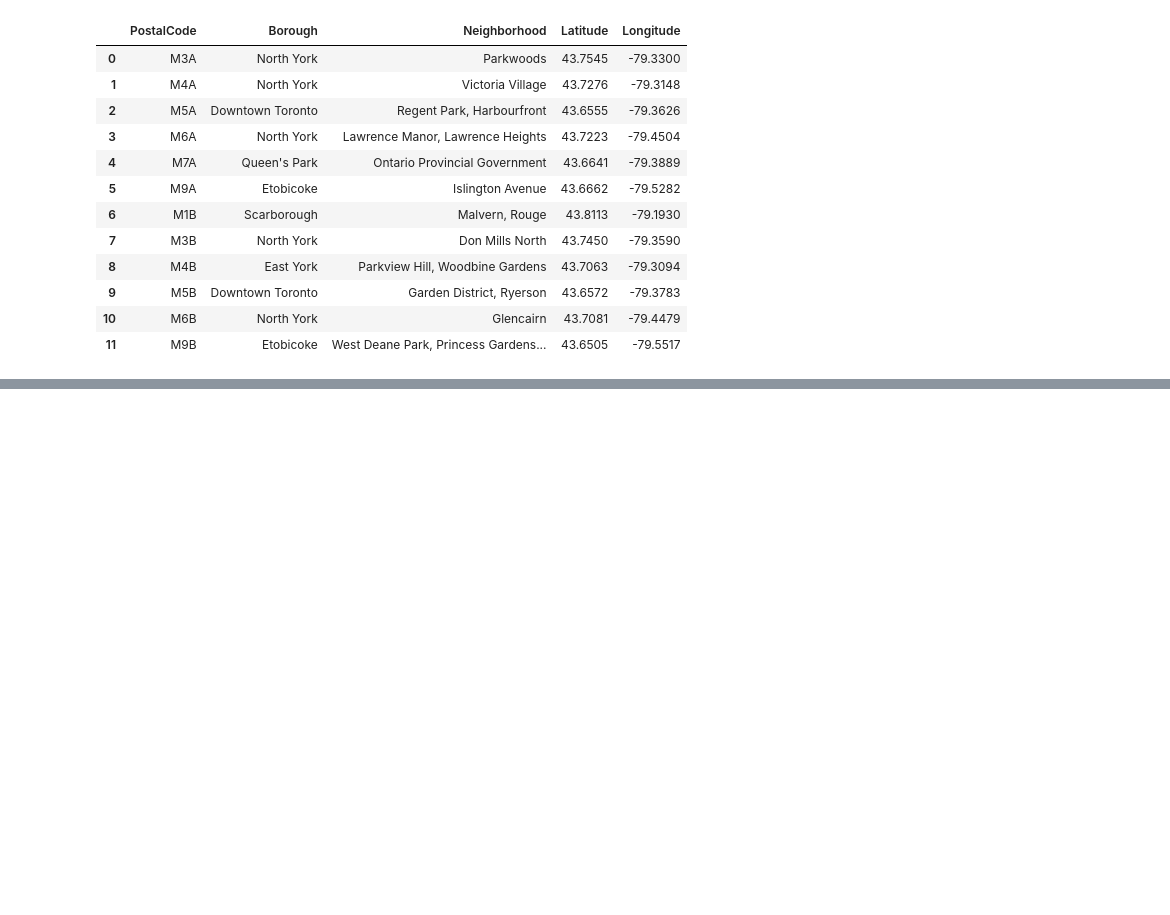
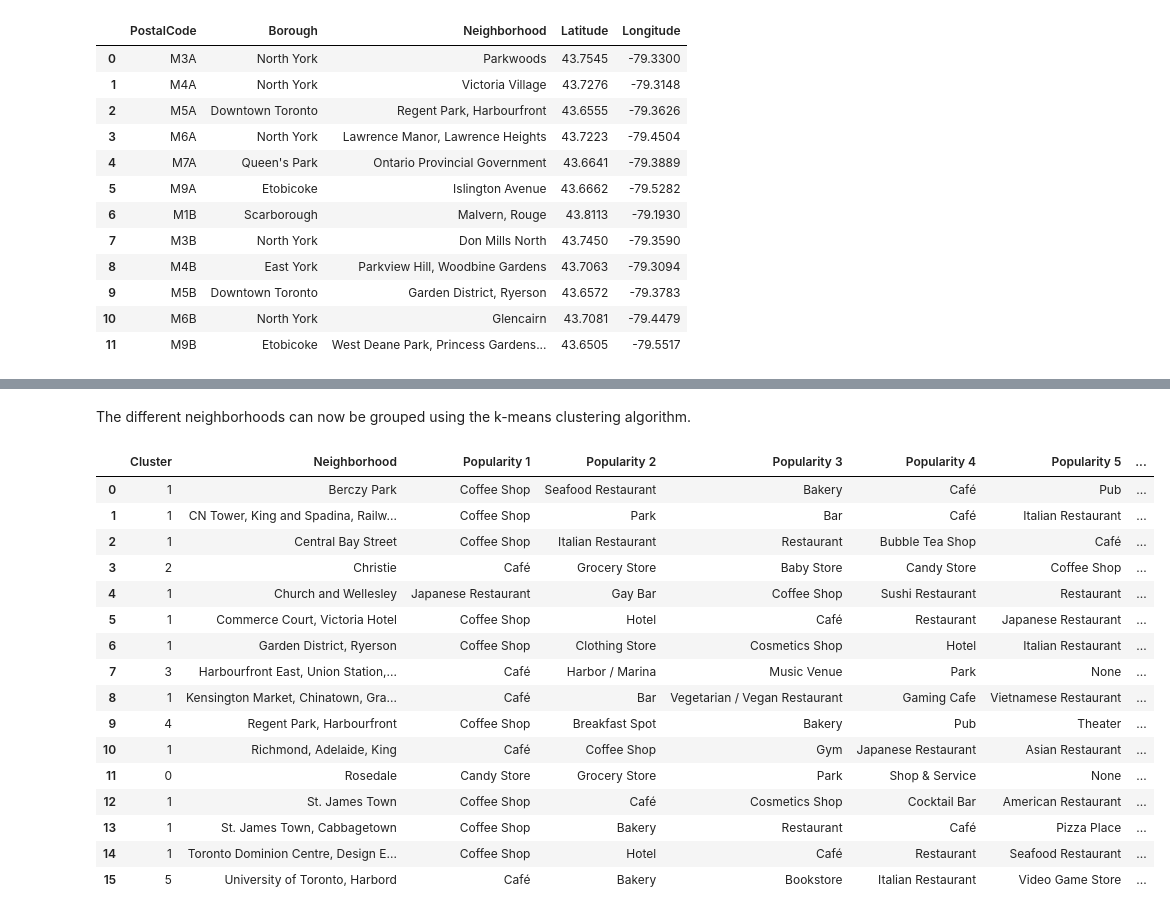
Before and after one commit to MerelVergaaij/CourseraCapstone, a Jupyter notebook: TorontoNeighborhoods.ipynb, the cells around one changed output, grey strips where cells are left out. Drawn from its saved outputs; the diff is of its cells as text; code cells hidden in the pictures; blank space fills up the shorter version.

```diff
--- a/TorontoNeighborhoods.ipynb
+++ b/TorontoNeighborhoods.ipynb
@@ -129,0 +267,5 @@ neighborhoodsToronto.head(12)
+# %%
+CLIENT_ID     = 'W345G4OUK4TUKIHHNU5OISVS0CBXJMALDN1MQAIUP42AT15E'
+CLIENT_SECRET = 'QFSQJGIOVRDV04UYE5OOU22RES510Z4SV23BOXPBOITC1CKA'
+ACCESS_TOKEN  = 'ERLITQ2TBC3ZKLTAQG5X00FGI1RFLQX33TJJIFBOVTENKSBS'
+VERSION       = '20210701'
@@ -129,0 +457,29 @@ neighborhoodsToronto.head(12)
+# %% [markdown]
+The different neighborhoods can now be grouped using the k-means clustering algorithm.
+# %%
+numberOfClusters = 6
+
+# Run k-means clustering
+clusters = KMeans(n_clusters=numberOfClusters, random_state=0).fit(venuesFrequency.drop('Hood',1))
+
+# Add to the dataframe
+venuePopularity.insert(0, 'Cluster', clusters.labels_)
+venuePopularity
+# %% [output]
+|  | Cluster | Neighborhood | Popularity 1 | Popularity 2 | Popularity 3 | Popularity 4 | Popularity 5 | ... |
+| 0 | 1 | Berczy Park | Coffee Shop | Seafood Restaurant | Bakery | Café | Pub | ... |
+| 1 | 1 | CN Tower, King and Spadina, Railw... | Coffee Shop | Park | Bar | Café | Italian Restaurant | ... |
+| 2 | 1 | Central Bay Street | Coffee Shop | Italian Restaurant | Restaurant | Bubble Tea Shop | Café | ... |
+| 3 | 2 | Christie | Café | Grocery Store | Baby Store | Candy Store | Coffee Shop | ... |
+| 4 | 1 | Church and Wellesley | Japanese Restaurant | Gay Bar | Coffee Shop | Sushi Restaurant | Restaurant | ... |
+| 5 | 1 | Commerce Court, Victoria Hotel | Coffee Shop | Hotel | Café | Restaurant | Japanese Restaurant | ... |
+| 6 | 1 | Garden District, Ryerson | Coffee Shop | Clothing Store | Cosmetics Shop | Hotel | Italian Restaurant | ... |
+| 7 | 3 | Harbourfront East, Union Station,... | Café | Harbor / Marina | Music Venue | Park | None | ... |
+| 8 | 1 | Kensington Market, Chinatown, Gra... | Café | Bar | Vegetarian / Vegan Restaurant | Gaming Cafe | Vietnamese Restaurant | ... |
+| 9 | 4 | Regent Park, Harbourfront | Coffee Shop | Breakfast Spot | Bakery | Pub | Theater | ... |
+| 10 | 1 | Richmond, Adelaide, King | Café | Coffee Shop | Gym | Japanese Restaurant | Asian Restaurant | ... |
+| 11 | 0 | Rosedale | Candy Store | Grocery Store | Park | Shop & Service | None | ... |
+| 12 | 1 | St. James Town | Coffee Shop | Café | Cosmetics Shop | Cocktail Bar | American Restaurant | ... |
+| 13 | 1 | St. James Town, Cabbagetown | Coffee Shop | Bakery | Restaurant | Café | Pizza Place | ... |
+| 14 | 1 | Toronto Dominion Centre, Design E... | Coffee Shop | Hotel | Café | Restaurant | Seafood Restaurant | ... |
+| 15 | 5 | University of Toronto, Harbord | Café | Bakery | Bookstore | Italian Restaurant | Video Game Store | ... |
```
Also changed, not shown: parts of 31 cells of this notebook.
